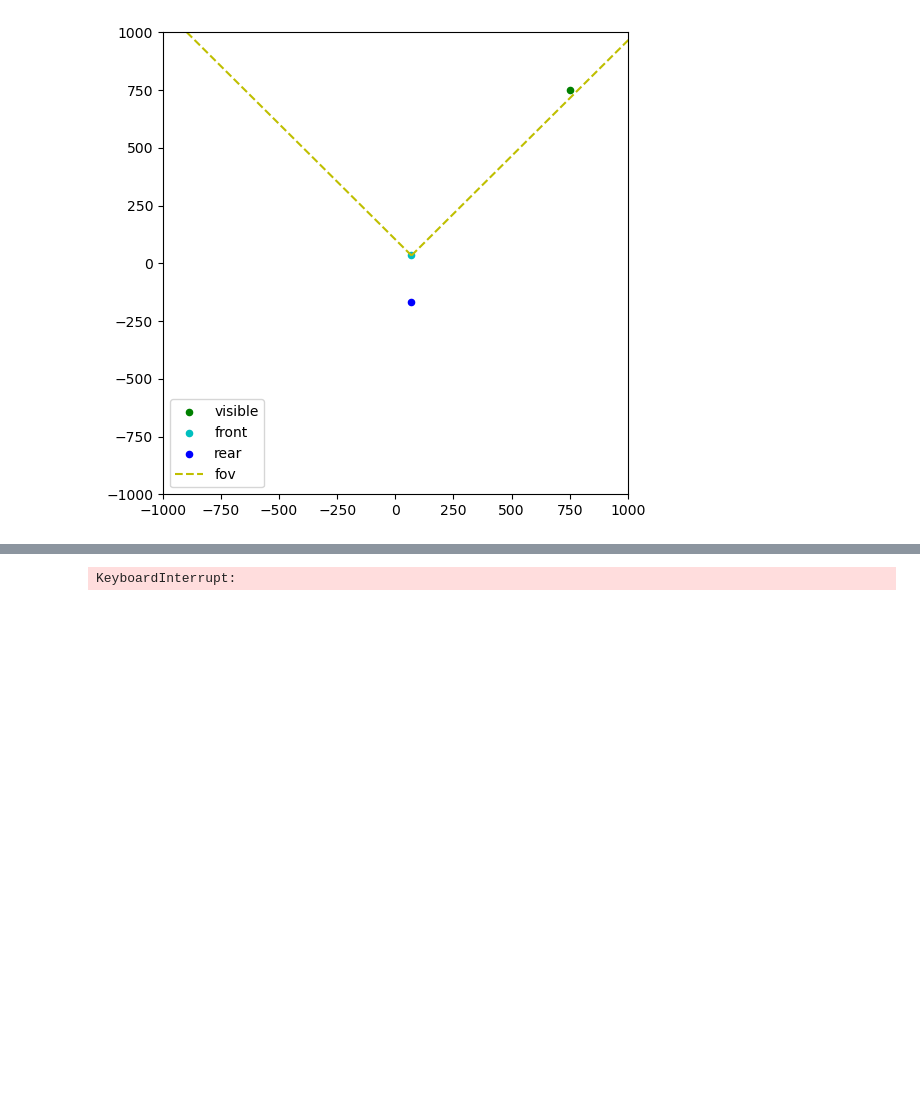
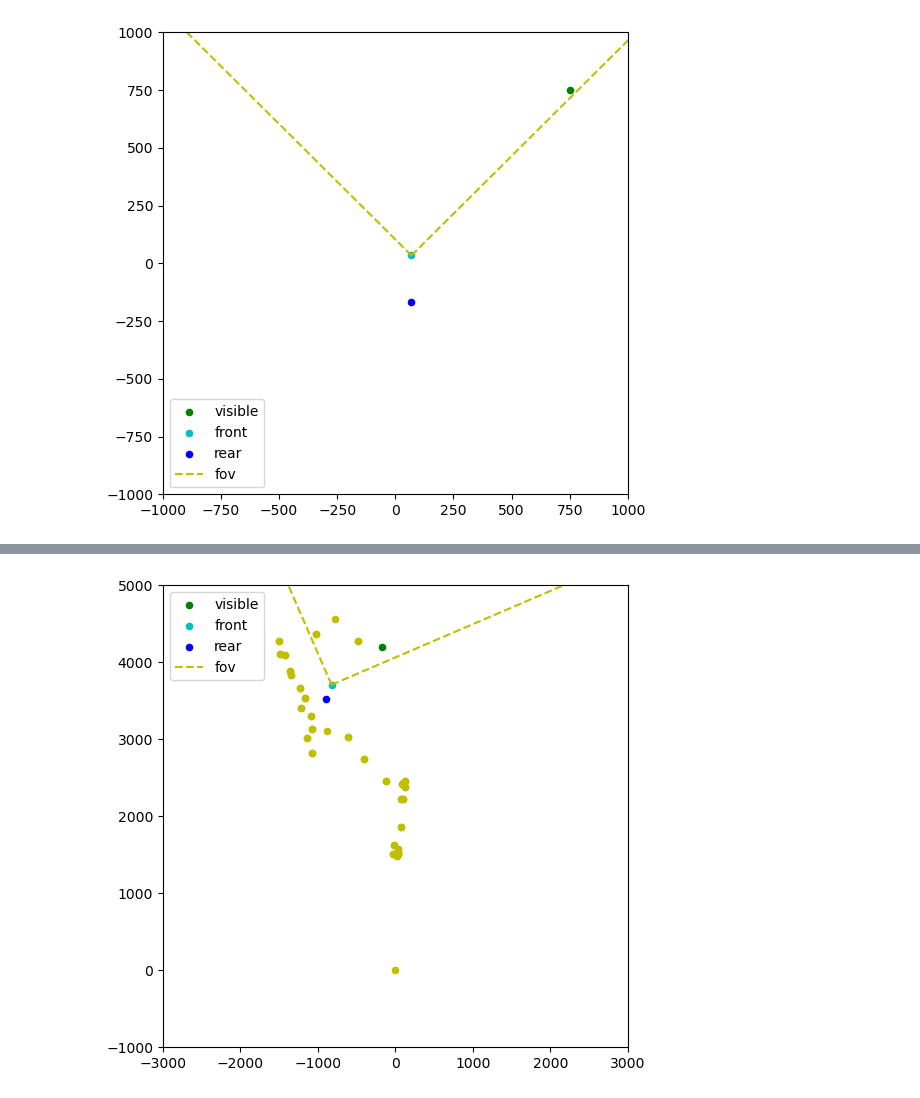
Before and after one commit to comtois-etienne/CSIE5047_Smart_Luggage, a Jupyter notebook: notebook.ipynb, the cells around one changed output, grey strips where cells are left out. Drawn from its saved outputs; the diff is of its cells as text; code cells hidden in the pictures; blank space fills up the shorter version.

Commit message:
update simple following

```diff
--- a/notebook.ipynb
+++ b/notebook.ipynb
@@ -907,7 +906,7 @@ for i in range(42):
 # %%
 # constants
-follow_distance = 1220
-sharp_distance = 915
+follow_distance = 1200
+sharp_distance = 600
 follow_angle = 40
 
 vehicle = Vehicle(max_turn_angle=30, axle_len=200, max_speed=2000, center=Point(0, 0))
@@ -940,15 +939,19 @@ speed, wheel_angle = 100, 0
 # set_speed(speed) in mm/s
 # set_wheel_angle(angle) in degrees
 # update_position(time) in seconds
-pt = Point(750, 750)
 
-for i in range(len(s_data['x']) + 10):
+for i in range(len(s_data['x'])*2 + 20):
     clear_output(wait=True)
+    index = i // 2
 
-    new_pt = sense_position(vehicle, s_data, i)
+    # to have smoother video
+    if i % 2 == 1:
+        vehicle.update_position(0.5)
+
+    new_pt = sense_position(vehicle, s_data, index)
     if new_pt is not None:
         seen = pd.concat([seen, pd.DataFrame({
-            't': [i],
+            't': [index],
             'x': [new_pt.x],
             'y': [new_pt.y],
             'c': 0
@@ -959,44 +962,45 @@ for i in range(len(s_data['x']) + 10):
     angle = camera.direction(last_point)
     distance = vehicle.front.distance(last_point)
 
-    if distance > follow_distance or (distance > sharp_distance and abs(angle) > follow_angle) or new_pt is None:
+    if distance > follow_distance or (distance > sharp_distance and (abs(angle) > follow_angle or new_pt is None)) :
         speed = distance // 4
     else:
         speed = 0
 
     vehicle.set_speed(speed)
     vehicle.set_wheel_angle(angle)
-    vehicle.update_position(1)
+    vehicle.update_position(0.5)
 
     # print(f'{speed} mm/s')
     # print(f'{angle} deg')
 
     # plot properties
     fig, ax = plt.subplots()
     ax.set_ylim([-1000, 5000])
     ax.set_xlim([-3000, 3000])
     fig.set_figheight(6)
     fig.set_figwidth(6)
 
     for x in range(len(seen)):
         Point.from_df(seen.iloc[x]).scatter(ax, color='y', size=20)
 
-    if pt.is_seen(vehicle.get_front(), fov=vehicle.fov):
-        pt.scatter(ax, color='g', size=20, label='visible')
+    host_position = Point.from_df(s_data.iloc[min(index, len(s_data) - 1)])
+    if host_position.is_seen(vehicle.get_front(), fov=vehicle.fov):
+        host_position.scatter(ax, color='g', size=20, label='visible')
     else:
-        pt.scatter(ax, color='r', size=20, label='not visible')
+        host_position.scatter(ax, color='r', size=20, label='not visible')
 
     vehicle.front.scatter(ax, color='c', size=20, label='front')
     vehicle.rear.scatter(ax, color='b', size=20, label='rear')
     fov = vehicle.front.copy()
     fov.a = np.rad2deg(vehicle.north_angle)
     # black line from rear to front
 
     # plot line from rear to front
     fov.plot(ax, color='y', fov=90, fov_len=20000, linestyle='--', label='fov')
 
     ax.legend()
     plt.show()
-    plt.pause(0.2)
+    plt.pause(0.01)
 # %% [output]
-KeyboardInterrupt:
+[figure, added]
```
Also changed, not shown: parts of 12 cells of this notebook.
